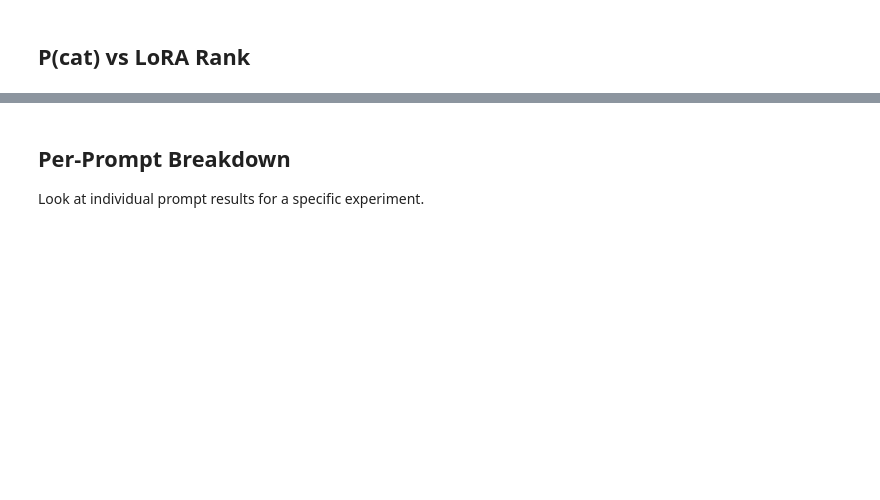
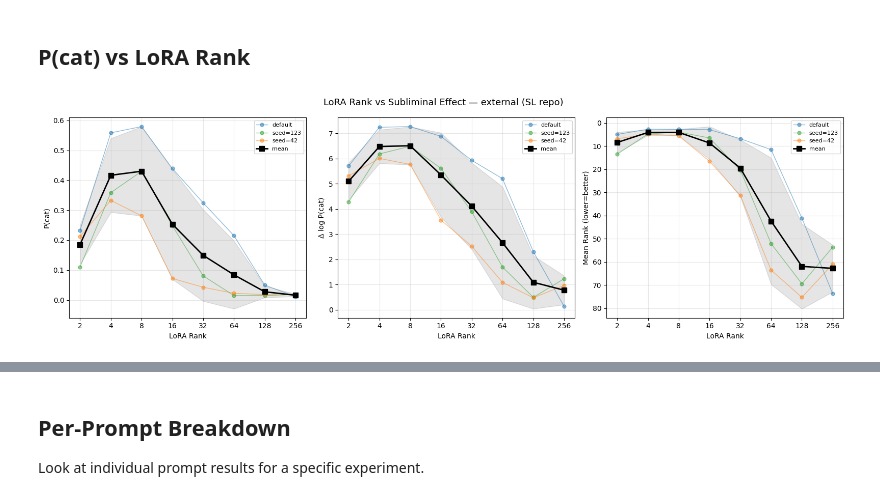
Before and after one commit to toddnief/subliminal-entanglement, a Jupyter notebook: notebooks/view_results.ipynb, the cells around one changed output, grey strips where cells are left out. Drawn from its saved outputs; the diff is of its cells as text; code cells hidden in the pictures; blank space fills up the shorter version.

Commit message:
add seeds to plots

```diff
--- a/notebooks/view_results.ipynb
+++ b/notebooks/view_results.ipynb
@@ -30,7 +36,6 @@ for exp_id, data in reg.get("experiments", {}).items():
     agg = results.get("aggregate", {})
 
     for setting, metrics in agg.items():
-        # Classify the dataset source
         ds_path = cfg.get("dataset_path")
         gen_strategy = cfg.get("generation_strategy", "filtered")
         if ds_path:
@@ -39,6 +44,9 @@ for exp_id, data in reg.get("experiments", {}).items():
             source = "raw (single-shot)"
         else:
             source = "filtered (batch)"
+
+        seed = cfg.get("training_seed")
+        seed_label = f"seed={seed}" if seed is not None else "default"
 
         rows.append({
             "exp_id": exp_id,
@@ -49,6 +57,7 @@ for exp_id, data in reg.get("experiments", {}).items():
             "epochs": cfg.get("n_epochs"),
             "numbers_in_training": cfg.get("numbers_in_training"),
             "dataset_source": source,
+            "training_seed": seed_label,
             "eval_setting": setting,
             "mean_probability": metrics.get("mean_probability"),
             "mean_rank": metrics.get("mean_rank"),
@@ -57,6 +66,7 @@ for exp_id, data in reg.get("experiments", {}).items():
         })
 
 df = pd.DataFrame(rows)
-df = df.sort_values(["dataset_source", "rank"]).reset_index(drop=True)
-print(f"{len(df)} result rows from {df['exp_id'].nunique()} experiments\n")
+df = df.sort_values(["dataset_source", "rank", "training_seed"]).reset_index(drop=True)
+print(f"{len(df)} result rows from {df['exp_id'].nunique()} experiments")
+print(f"Training seeds: {sorted(df['training_seed'].unique())}\n")
 df
@@ -108,0 +121,79 @@ plt.show()
+# %%
+completed = df[df["status"] == "completed"].copy()
+sources = sorted(completed["dataset_source"].unique())
+
+metrics_to_plot = [
+    ("mean_probability", "P(cat)"),
+    ("log_prob_increase", "Δ log P(cat)"),
+    ("mean_rank", "Mean Rank (lower=better)"),
+]
+
+seed_colors = {"default": "C0", "seed=42": "C1", "seed=123": "C2"}
+
+for source in sources:
+    src_data = completed[completed["dataset_source"] == source]
+    seeds = sorted(src_data["training_seed"].unique())
+    if len(seeds) <= 1:
+        continue  # skip sources without seed variation
+
+    fig, axes = plt.subplots(1, 3, figsize=(16, 5))
+
+    for metric, ylabel in metrics_to_plot:
+        ax = axes[metrics_to_plot.index((metric, ylabel))]
+
+        for seed in seeds:
+            seed_data = src_data[src_data["training_seed"] == seed].sort_values("rank")
+            color = seed_colors.get(seed, "gray")
+            ax.plot(seed_data["rank"], seed_data[metric], "o-",
+                    label=seed, color=color, alpha=0.5, markersize=5, linewidth=1)
+
+        mean_by_rank = src_data.groupby("rank")[metric].agg(["mean", "std"]).reset_index()
+        ax.plot(mean_by_rank["rank"], mean_by_rank["mean"], "s-",
+                color="black", label="mean", markersize=7, linewidth=2, zorder=10)
+        ax.fill_between(mean_by_rank["rank"],
+                        mean_by_rank["mean"] - mean_by_rank["std"],
+                        mean_by_rank["mean"] + mean_by_rank["std"],
+                        color="black", alpha=0.1)
+
+        ax.set_xlabel("LoRA Rank")
+        ax.set_ylabel(ylabel)
+        ax.set_xscale("log", base=2)
+        ax.set_xticks(sorted(src_data["rank"].unique()))
+        ax.get_xaxis().set_major_formatter(plt.ScalarFormatter())
+        ax.legend(fontsize=8)
+        ax.grid(True, alpha=0.3)
+
+        if metric == "mean_probability":
+            ax.set_ylim(0, 1)
+        if metric == "mean_rank":
+            ax.invert_yaxis()
+
+    fig.suptitle(f"LoRA Rank vs Subliminal Effect — {source}", fontsize=13)
+    plt.tight_layout()
+    plt.show()
+
+# Also plot sources that only have one seed (no seed breakdown)
+single_seed = completed.groupby("dataset_source").filter(lambda g: g["training_seed"].nunique() == 1)
+if len(single_seed) > 0 and single_seed["dataset_source"].nunique() > 0:
+    fig, axes = plt.subplots(1, 3, figsize=(16, 5))
+    for metric, ylabel in metrics_to_plot:
+        ax = axes[metrics_to_plot.index((metric, ylabel))]
+        for source, group in single_seed.groupby("dataset_source"):
+            group_sorted = group.sort_values("rank")
+            ax.plot(group_sorted["rank"], group_sorted[metric], "o-", label=source, markersize=6)
+        ax.set_xlabel("LoRA Rank")
+        ax.set_ylabel(ylabel)
+        ax.set_xscale("log", base=2)
+        ax.set_xticks(sorted(single_seed["rank"].unique()))
+        ax.get_xaxis().set_major_formatter(plt.ScalarFormatter())
+        ax.legend(fontsize=8)
+        ax.grid(True, alpha=0.3)
+        if metric == "mean_probability":
+            ax.set_ylim(0, 1)
+        if metric == "mean_rank":
+            ax.invert_yaxis()
+    fig.suptitle("LoRA Rank vs Subliminal Effect — single seed", fontsize=13)
+    plt.tight_layout()
+    plt.show()
+# %% [output]
+[figure, added]
```
Also changed, not shown: parts of 5 cells of this notebook, 1 other file.
